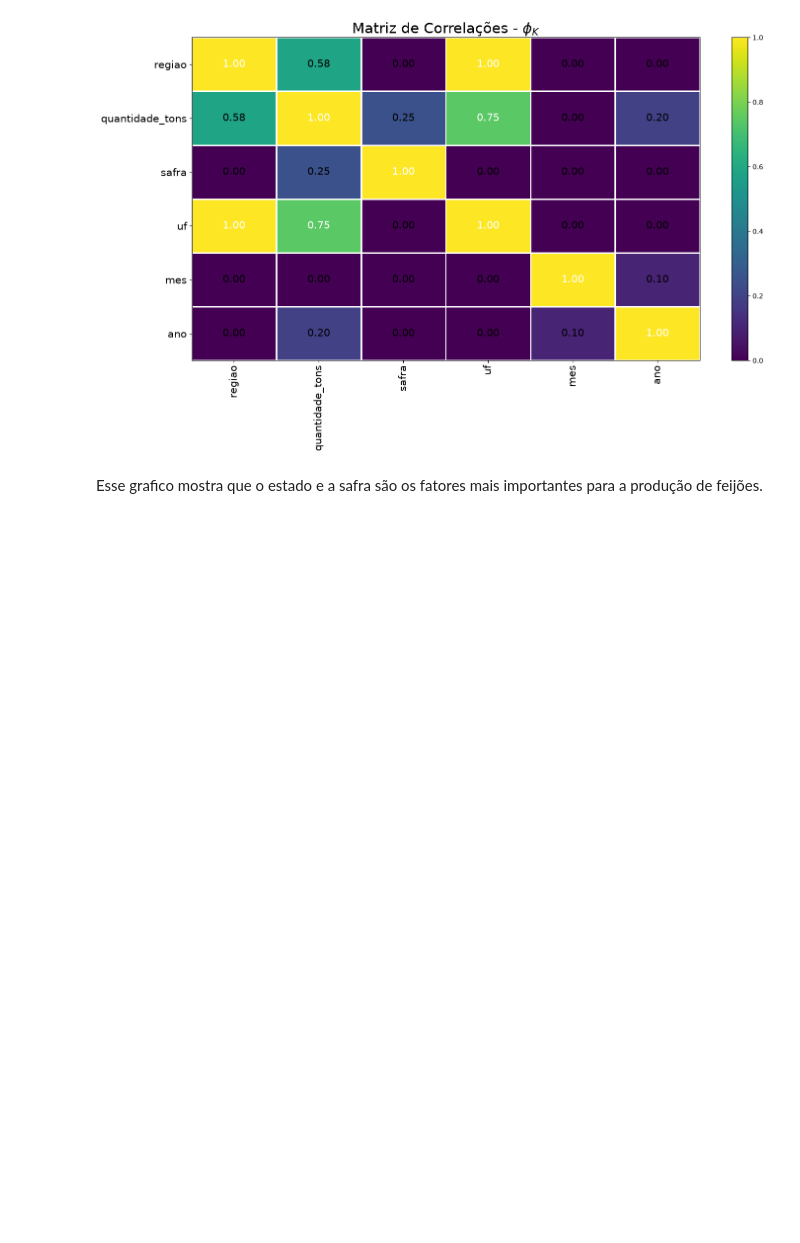
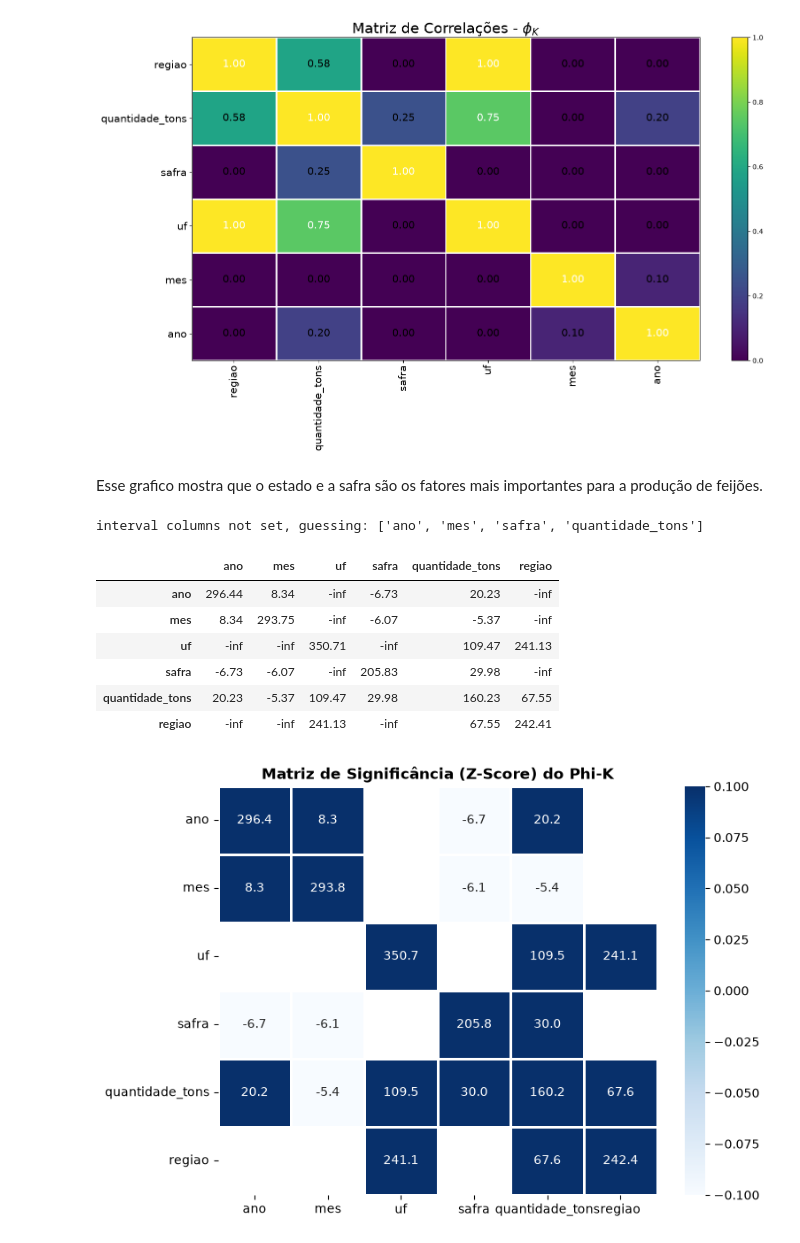
Before and after one commit to milton-miranda/mecai-26-prob-estat, a Jupyter notebook: notebooks/02_exploratory_time_series_feijao.ipynb, the cells around one changed output. Drawn from its saved outputs; the diff is of its cells as text; code cells hidden in the pictures; blank space fills up the shorter version.

```diff
--- a/notebooks/02_exploratory_time_series_feijao.ipynb
+++ b/notebooks/02_exploratory_time_series_feijao.ipynb
@@ -451,3 +582,28 @@ interval columns not set, guessing: ['ano', 'mes', 'safra', 'quantidade_tons']
 [figure]
 # %% [markdown]
 Esse grafico mostra que o estado e a safra são os fatores mais importantes para a produção de feijões.
+# %%
+matriz_significancia = df_data.significance_matrix()
+display(matriz_significancia)
+
+plt.figure(figsize=(8, 6))
+sns.heatmap(
+    matriz_significancia,
+    cmap="Blues",
+    annot=True,
+    fmt=".1f",
+    linewidths=1
+)
+
+plt.title("Matriz de Significância (Z-Score) do Phi-K", fontweight='bold')
+plt.show()
+# %% [output]
+interval columns not set, guessing: ['ano', 'mes', 'safra', 'quantidade_tons']
+|  | ano | mes | uf | safra | quantidade_tons | regiao |
+| ano | 296.44 | 8.34 | -inf | -6.73 | 20.23 | -inf |
+| mes | 8.34 | 293.75 | -inf | -6.07 | -5.37 | -inf |
+| uf | -inf | -inf | 350.71 | -inf | 109.47 | 241.13 |
+| safra | -6.73 | -6.07 | -inf | 205.83 | 29.98 | -inf |
+| quantidade_tons | 20.23 | -5.37 | 109.47 | 29.98 | 160.23 | 67.55 |
+| regiao | -inf | -inf | 241.13 | -inf | 67.55 | 242.41 |
+[figure, added]
```
Also changed, not shown: parts of 10 cells of this notebook.
